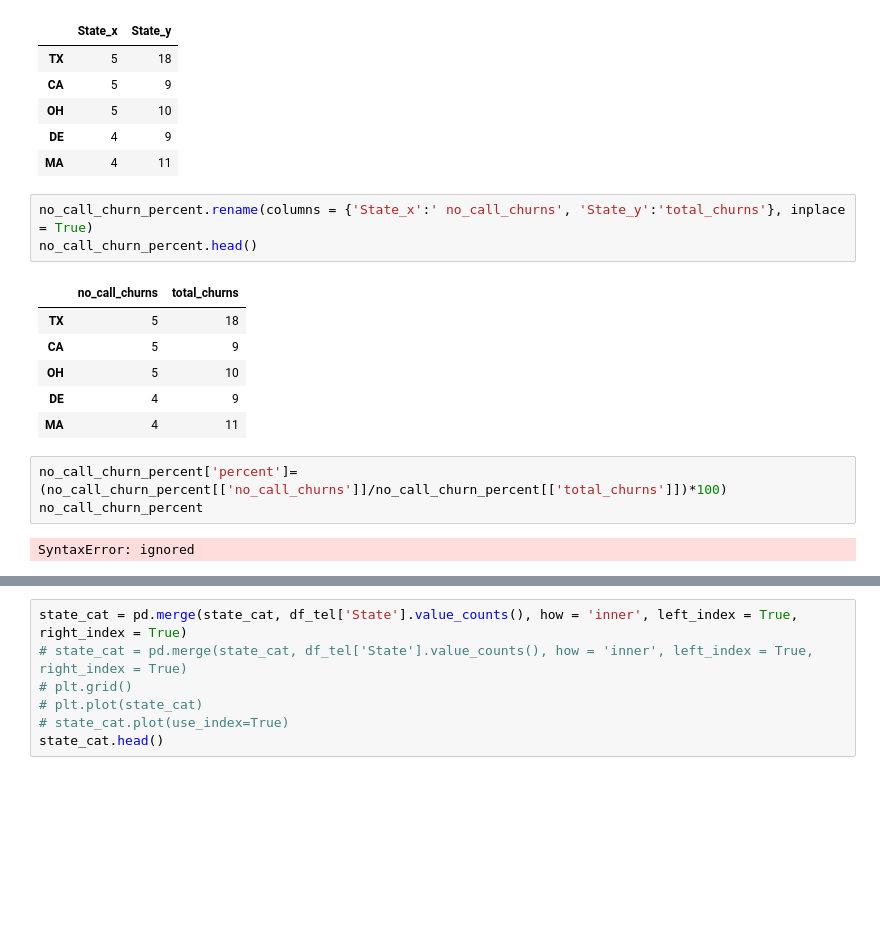
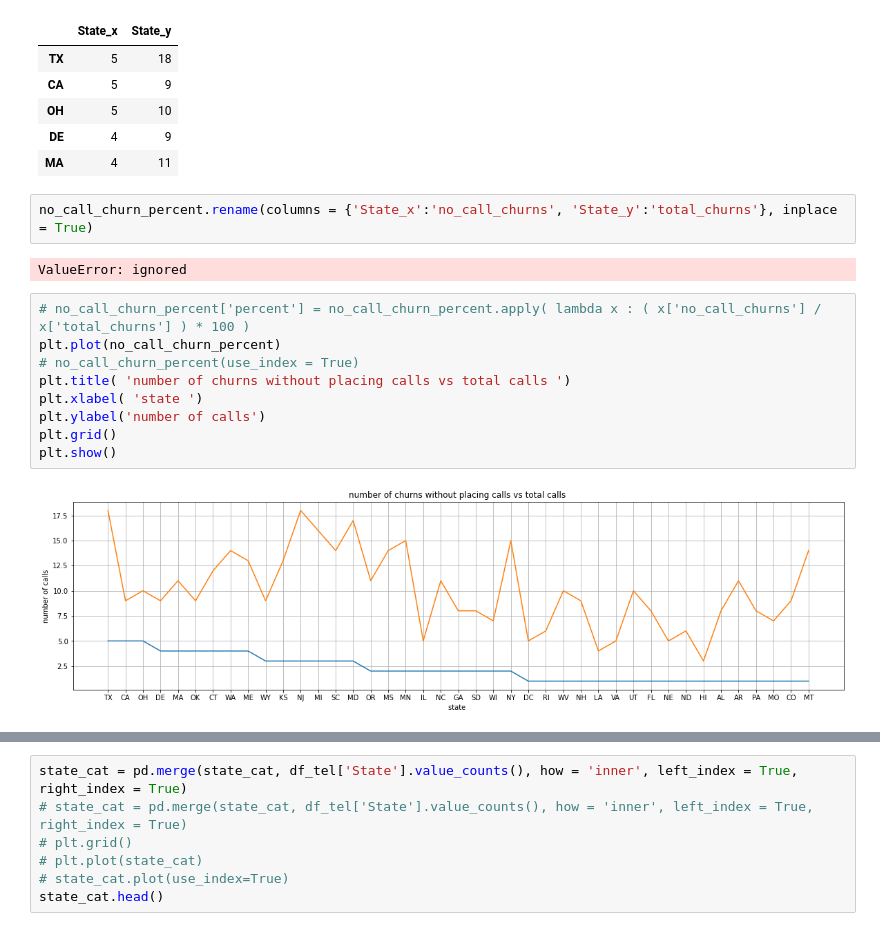
Before and after one commit to Ashvin-Vargez/Telecom-Churn-Analysis-EDA-Project-, a Jupyter notebook: eda_Telecom_Churn_Analysis_Capstone_Project.ipynb, the cells around one changed output, grey strips where cells are left out. Saved outputs shown, nothing was run; the diff lists cells and outputs as text; blank space fills up the shorter version.

Commit message:
Correcting some errors

```diff
--- a/eda_Telecom_Churn_Analysis_Capstone_Project.ipynb
+++ b/eda_Telecom_Churn_Analysis_Capstone_Project.ipynb
@@ -417,20 +408,20 @@ no_call_churn_percent.head()
 | DE | 4 | 9 |
 | MA | 4 | 11 |
 # %%
-no_call_churn_percent.rename(columns = {'State_x':' no_call_churns', 'State_y':'total_churns'}, inplace = True)
-no_call_churn_percent.head()
+no_call_churn_percent.rename(columns = {'State_x':'no_call_churns', 'State_y':'total_churns'}, inplace = True)
 # %% [output]
-|  | no_call_churns | total_churns |
-| TX | 5 | 18 |
-| CA | 5 | 9 |
-| OH | 5 | 10 |
-| DE | 4 | 9 |
-| MA | 4 | 11 |
+ValueError: ignored
-# %%
-no_call_churn_percent['percent']= (no_call_churn_percent[['no_call_churns']]/no_call_churn_percent[['total_churns']])*100)
-no_call_churn_percent
-# %% [output]
-SyntaxError: ignored
+# %%
+# no_call_churn_percent['percent'] = no_call_churn_percent.apply( lambda x : ( x['no_call_churns'] / x['total_churns'] ) * 100 )
+plt.plot(no_call_churn_percent)
+# no_call_churn_percent(use_index = True)
+plt.title( 'number of churns without placing calls vs total calls ')
+plt.xlabel( 'state ')
+plt.ylabel('number of calls')
+plt.grid()
+plt.show()
+# %% [output]
+[figure, added]
 # %%
 state_cat = df_churn.groupby('State')['account category'].value_counts().unstack()
 temp_df = df_tel.groupby('State')['account category'].value_counts().unstack()
```
Also changed, not shown: parts of 12 cells of this notebook.
